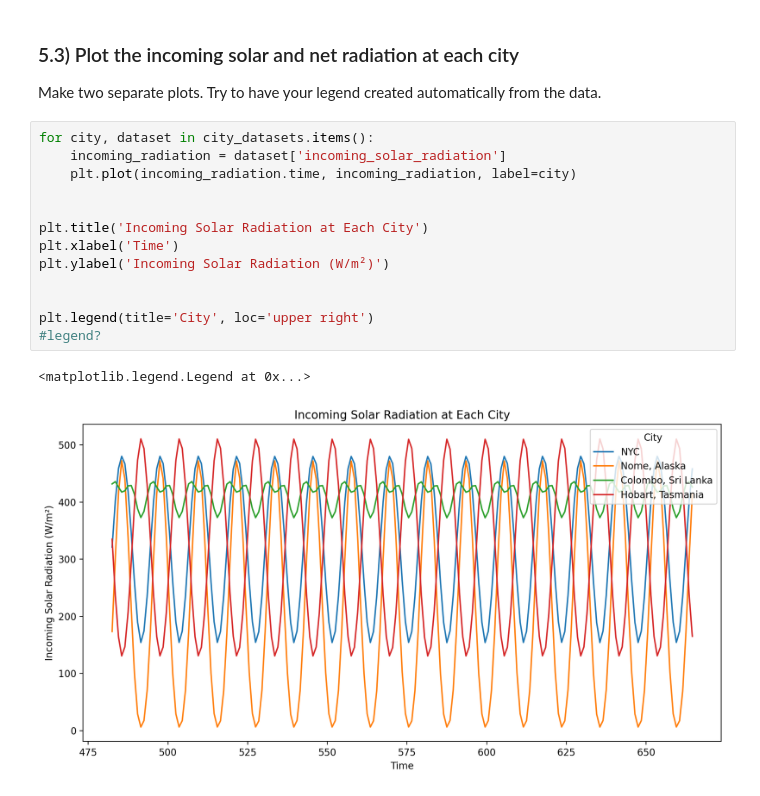
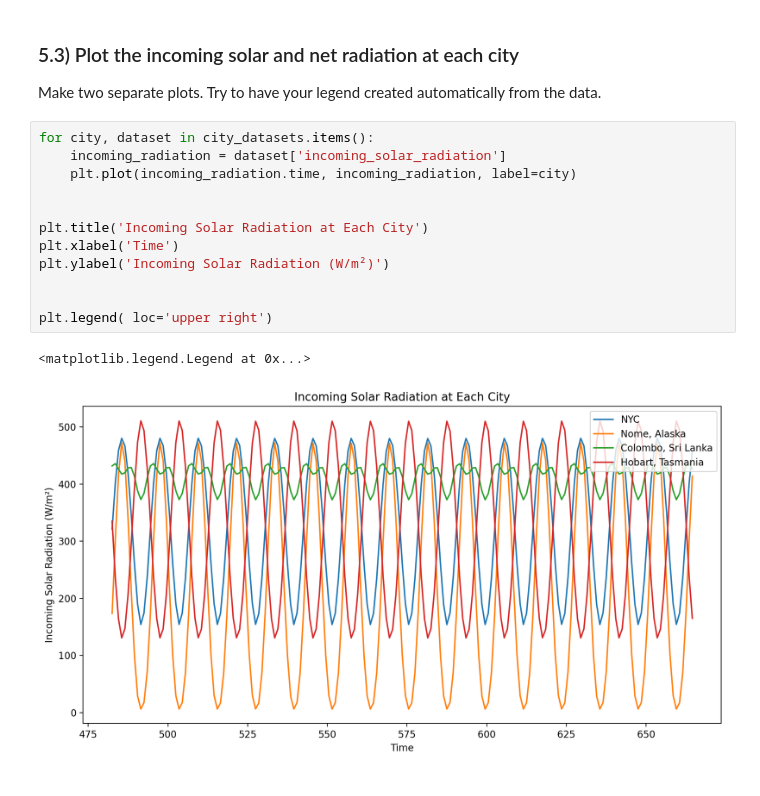
Before and after one commit to AryaAvery/rces-assignments, a Jupyter notebook: assignment7.ipynb, the cells around one changed output. Drawn from its saved outputs; the diff is of its cells as text.

```diff
--- a/assignment7.ipynb
+++ b/assignment7.ipynb
@@ -414,17 +396,16 @@ Try to have your legend created automatically from the data.
 # %%
 for city, dataset in city_datasets.items():
     incoming_radiation = dataset['incoming_solar_radiation']
     plt.plot(incoming_radiation.time, incoming_radiation, label=city)
 
 
 plt.title('Incoming Solar Radiation at Each City')
 plt.xlabel('Time')
 plt.ylabel('Incoming Solar Radiation (W/m²)')
 
 
-plt.legend(title='City', loc='upper right')
-#legend?
+plt.legend( loc='upper right')
 # %% [output]
 <matplotlib.legend.Legend at 0x...>
-[figure, old version]
+[figure, new version]
 # %%
```
Also changed, not shown: parts of 5 cells of this notebook, 1 other file.
